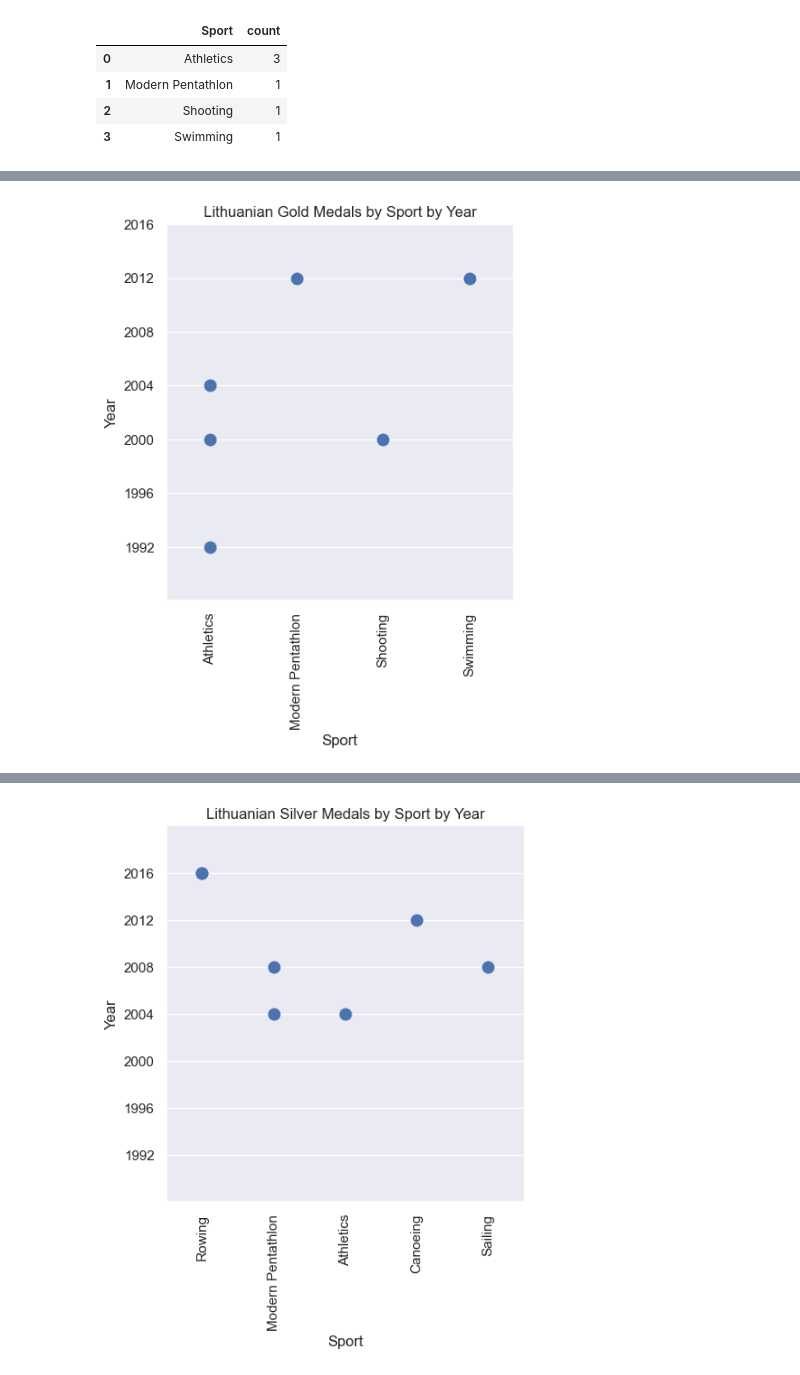
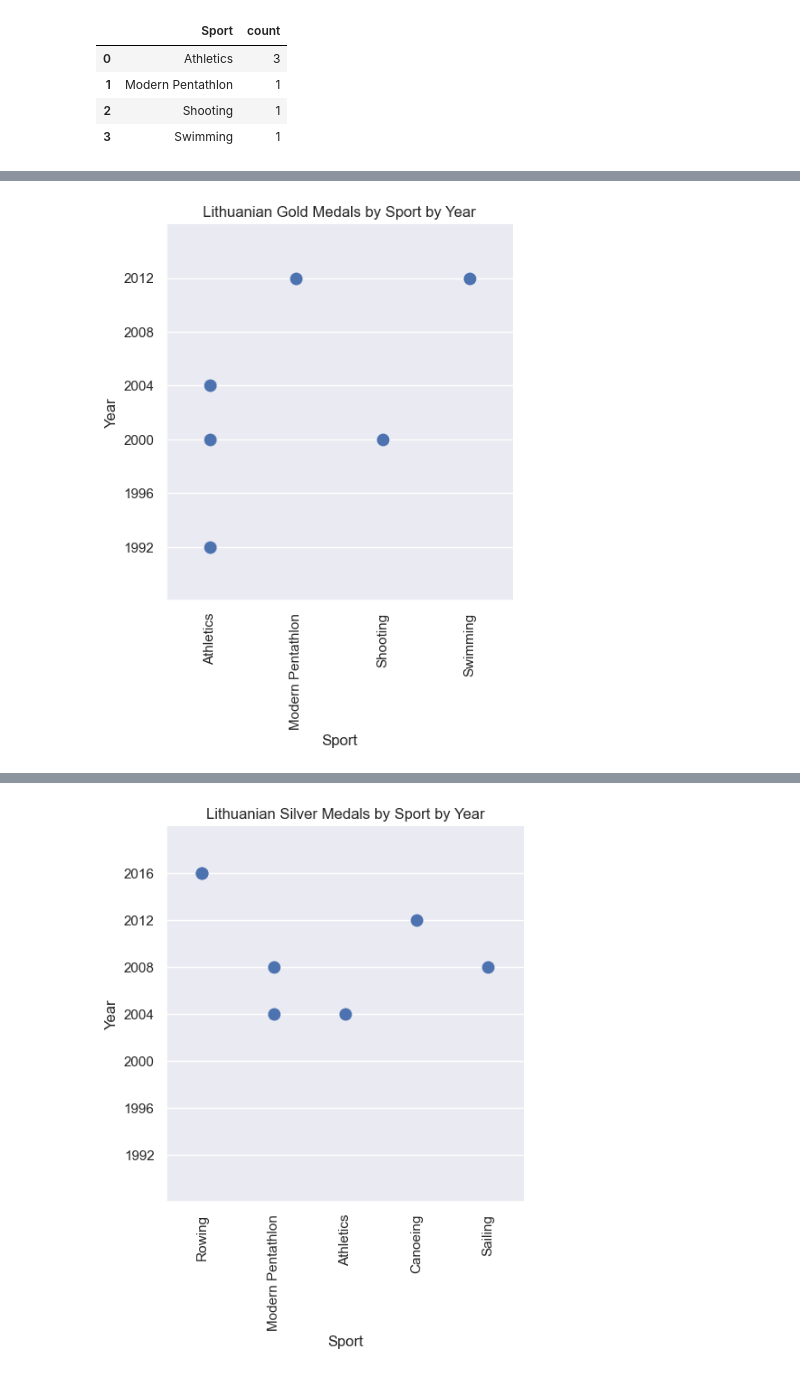
Before and after one commit to kilciukas/Olympic_dataset_exploration, a Jupyter notebook: Notebook_v2/Olimpines_notebook_v2.ipynb, the cells around one changed output, grey strips where cells are left out. Cells and saved outputs as stored; diff of their text form; code cells hidden in the pictures.

```diff
--- a/Notebook_v2/Olimpines_notebook_v2.ipynb
+++ b/Notebook_v2/Olimpines_notebook_v2.ipynb
@@ -703,12 +705,12 @@ lithuanian_medals_gold_bar.configure_xticks(min=0,max=3,step=1)
 # %%
 catplot = sns.catplot(data=lithuanian_gold, y='Year', x='Sport', jitter=False, size=10, )
 catplot.set(ylim=(1988, 2016))
-catplot.set(yticks=range(1992, 2016+1, 4))
+catplot.set(yticks=range(1992, 2012+1, 4))
 plt.title('Lithuanian Gold Medals by Sport by Year')
 plt.xticks(rotation=90)
 plt.show()
 # %% [output]
-[figure, old version]
+[figure, new version]
 # %%
 lithuanian_medals_silver_bar = BarPlot(data=lithuanian_silver_count, x='count', y='Sport')
 lithuanian_medals_silver_bar.create_bar_plot(title="Lithuanian Silver Medal Count", palette='summer', figsize=(10,5))
```
Also changed, not shown: parts of 11 cells of this notebook, 1 other file.
